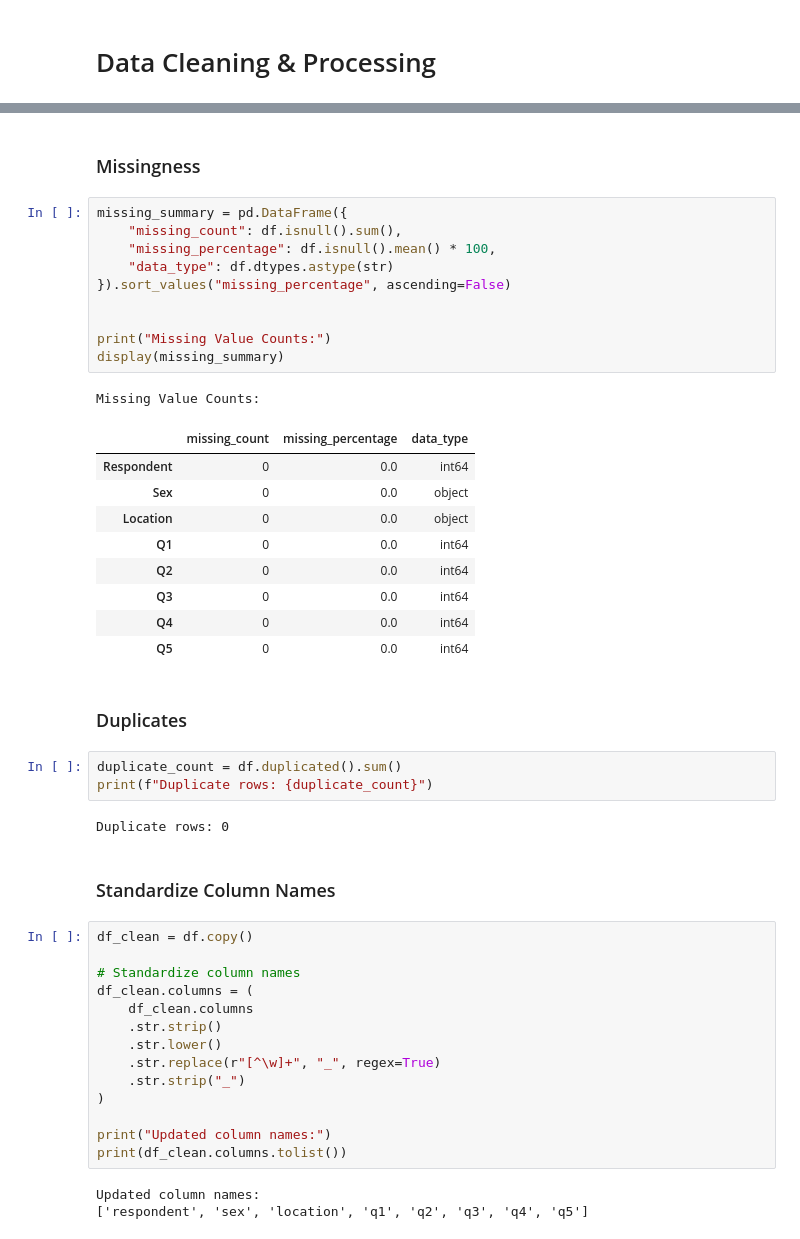
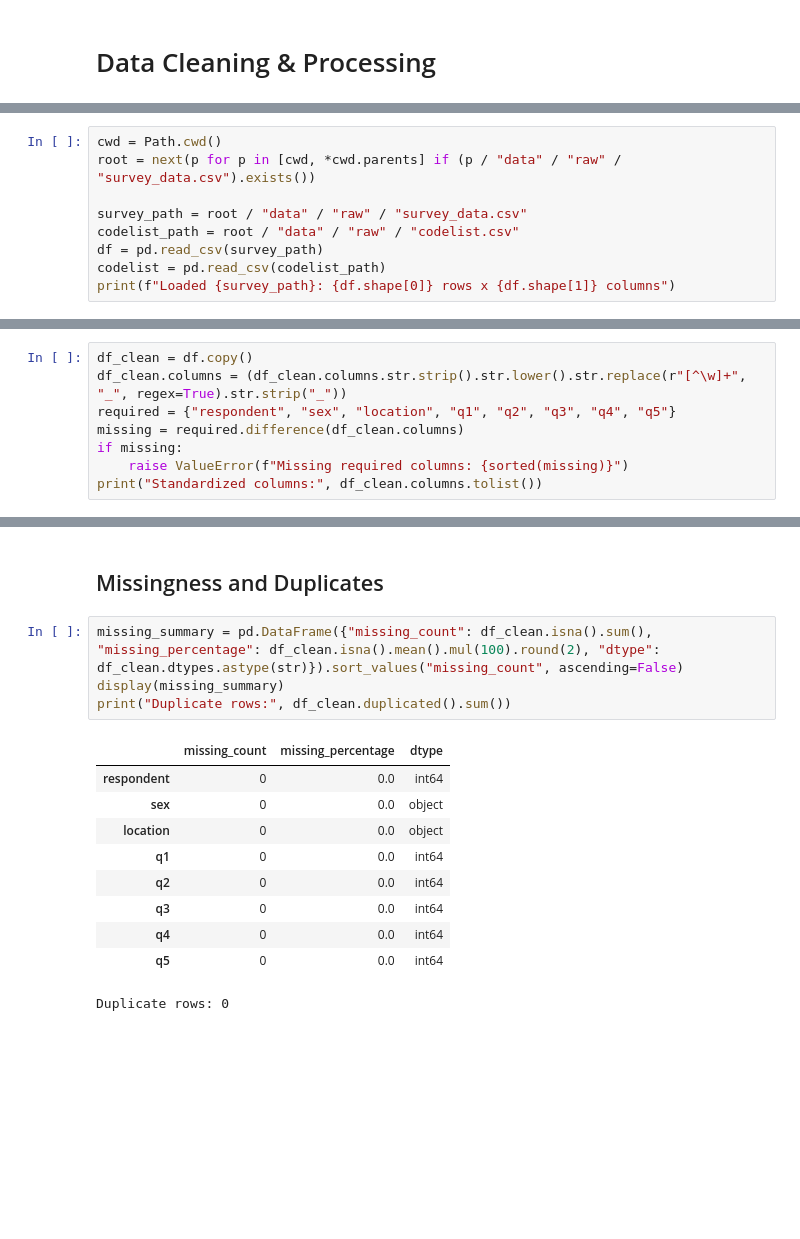
Before and after one commit to iansargent/Data-Analysis-Case-Study, a Jupyter notebook: notebooks/01_data_cleaning.ipynb, the cells around one changed output, grey strips where cells are left out. Saved outputs shown, nothing was run; the diff lists cells and outputs as text; blank space fills up the shorter version.

```diff
--- a/notebooks/01_data_cleaning.ipynb
+++ b/notebooks/01_data_cleaning.ipynb
@@ -51,0 +12,9 @@ Data Summary:
+# %%
+cwd = Path.cwd()
+root = next(p for p in [cwd, *cwd.parents] if (p / "data" / "raw" / "survey_data.csv").exists())
+
+survey_path = root / "data" / "raw" / "survey_data.csv"
+codelist_path = root / "data" / "raw" / "codelist.csv"
+df = pd.read_csv(survey_path)
+codelist = pd.read_csv(codelist_path)
+print(f"Loaded {survey_path}: {df.shape[0]} rows x {df.shape[1]} columns")
@@ -51,0 +25,8 @@ Data Summary:
+# %%
+df_clean = df.copy()
+df_clean.columns = (df_clean.columns.str.strip().str.lower().str.replace(r"[^\w]+", "_", regex=True).str.strip("_"))
+required = {"respondent", "sex", "location", "q1", "q2", "q3", "q4", "q5"}
+missing = required.difference(df_clean.columns)
+if missing:
+    raise ValueError(f"Missing required columns: {sorted(missing)}")
+print("Standardized columns:", df_clean.columns.tolist())
@@ -52,49 +56,17 @@ Data Summary:
 # %% [markdown]
-### Missingness
+## Missingness and Duplicates
 # %%
-missing_summary = pd.DataFrame({
-    "missing_count": df.isnull().sum(),
-    "missing_percentage": df.isnull().mean() * 100,
-    "data_type": df.dtypes.astype(str)
-}).sort_values("missing_percentage", ascending=False)
-
-
-print("Missing Value Counts:")
+missing_summary = pd.DataFrame({"missing_count": df_clean.isna().sum(), "missing_percentage": df_clean.isna().mean().mul(100).round(2), "dtype": df_clean.dtypes.astype(str)}).sort_values("missing_count", ascending=False)
 display(missing_summary)
+print("Duplicate rows:", df_clean.duplicated().sum())
 # %% [output]
+|  | missing_count | missing_percentage | dtype |
+| respondent | 0 | 0.0 | int64 |
+| sex | 0 | 0.0 | object |
+| location | 0 | 0.0 | object |
+| q1 | 0 | 0.0 | int64 |
+| q2 | 0 | 0.0 | int64 |
+| q3 | 0 | 0.0 | int64 |
+| q4 | 0 | 0.0 | int64 |
+| q5 | 0 | 0.0 | int64 |
-Missing Value Counts:
+Duplicate rows: 0
-|  | missing_count | missing_percentage | data_type |
-| Respondent | 0 | 0.0 | int64 |
-| Sex | 0 | 0.0 | object |
-| Location | 0 | 0.0 | object |
-| Q1 | 0 | 0.0 | int64 |
-| Q2 | 0 | 0.0 | int64 |
-| Q3 | 0 | 0.0 | int64 |
-| Q4 | 0 | 0.0 | int64 |
-| Q5 | 0 | 0.0 | int64 |
-# %% [markdown]
-### Duplicates
-# %%
-duplicate_count = df.duplicated().sum()
-print(f"Duplicate rows: {duplicate_count}")
-# %% [output]
-Duplicate rows: 0
-# %% [markdown]
-### Standardize Column Names
-# %%
-df_clean = df.copy()
-
-# Standardize column names
-df_clean.columns = (
-    df_clean.columns
-    .str.strip()
-    .str.lower()
-    .str.replace(r"[^\w]+", "_", regex=True)
-    .str.strip("_")
-)
-
-print("Updated column names:")
-print(df_clean.columns.tolist())
-# %% [output]
-Updated column names:
-['respondent', 'sex', 'location', 'q1', 'q2', 'q3', 'q4', 'q5']
```
Also changed, not shown: parts of 20 cells of this notebook, 5 other files.
